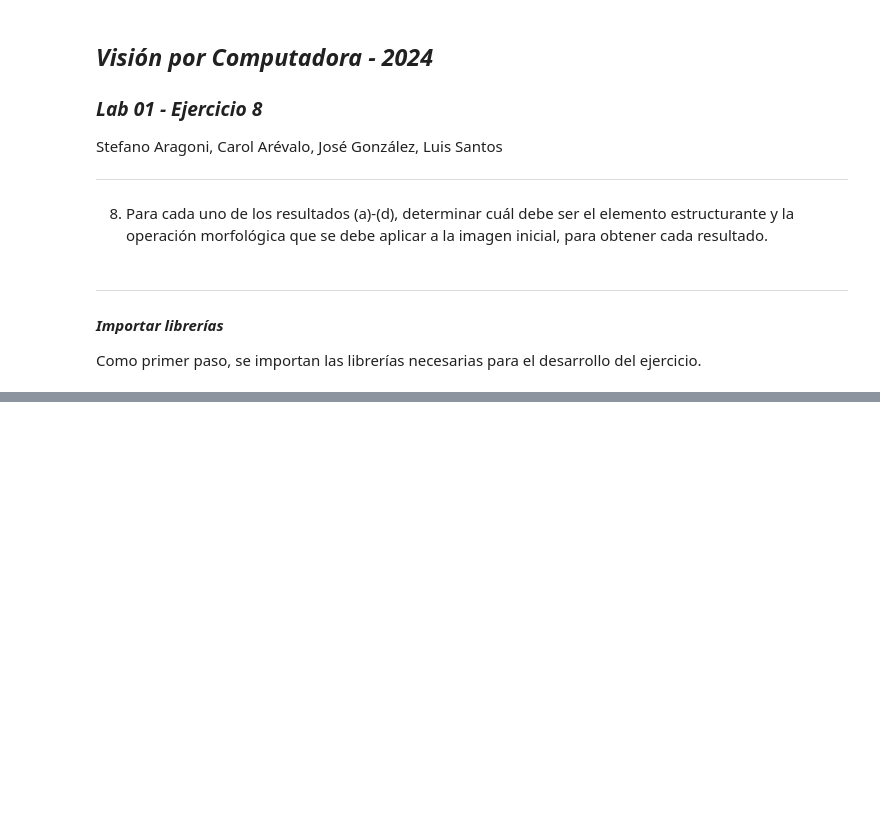
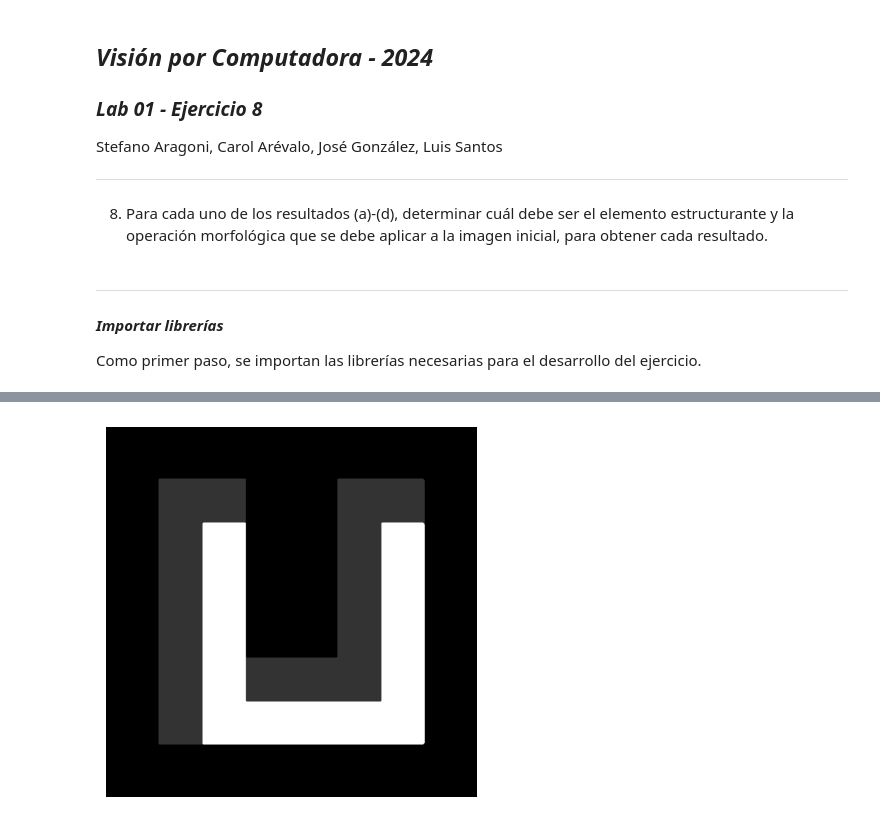
Before and after one commit to stefanoaragoni/computerVision_Lab01, a Jupyter notebook: Lab01_Ejercicio8.ipynb, the cells around one changed output, grey strips where cells are left out. Cells and saved outputs as stored; diff of their text form; code cells hidden in the pictures; blank space fills up the shorter version.

```diff
--- a/Lab01_Ejercicio8.ipynb
+++ b/Lab01_Ejercicio8.ipynb
@@ -31,0 +66,19 @@ from scipy import ndimage
+# %%
+# ELemento estructurante: Matriz de 3x3 con 2x2 de unos en la esquina superior izquierda
+kernel1 = [
+    [1, 1, 0],
+    [1, 1, 0],
+    [0, 0, 0]
+]
+
+# Operación Morfológica: Erosión
+dilatada = cv2.erode(original, np.array(kernel1, np.uint8), iterations=140)
+
+# Mostrar la imagen dilatada
+transparencia = 0.8
+imagen_transparente = cv2.addWeighted(original, 1 - transparencia, dilatada, transparencia, 0)
+plt.imshow(cv2.cvtColor(imagen_transparente, cv2.COLOR_BGR2RGB))
+plt.axis('off')
+plt.show()
+# %% [output]
+[figure, added]
```
Also changed, not shown: parts of 9 cells of this notebook.
